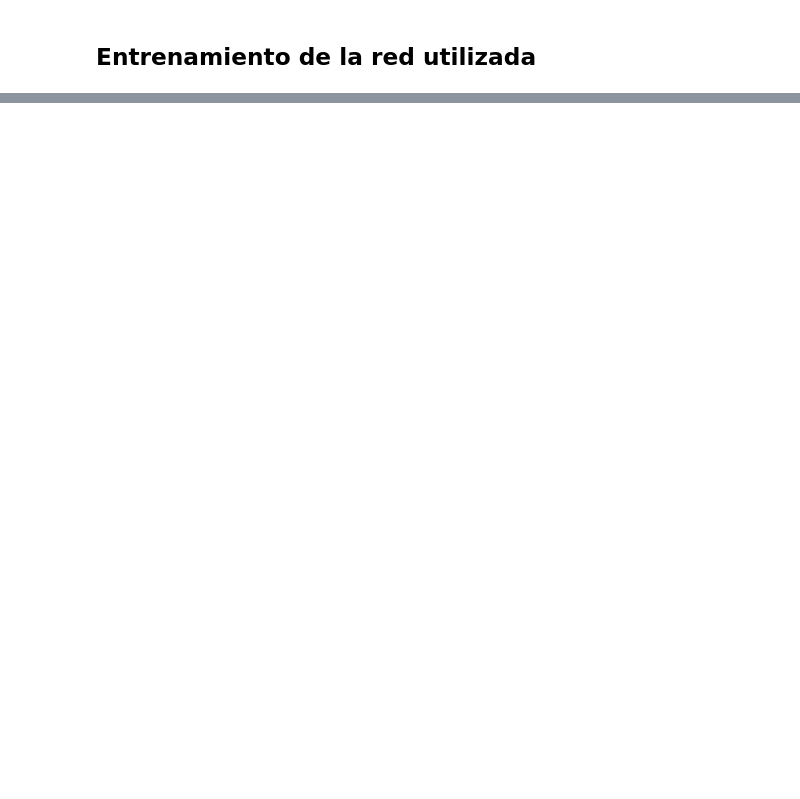
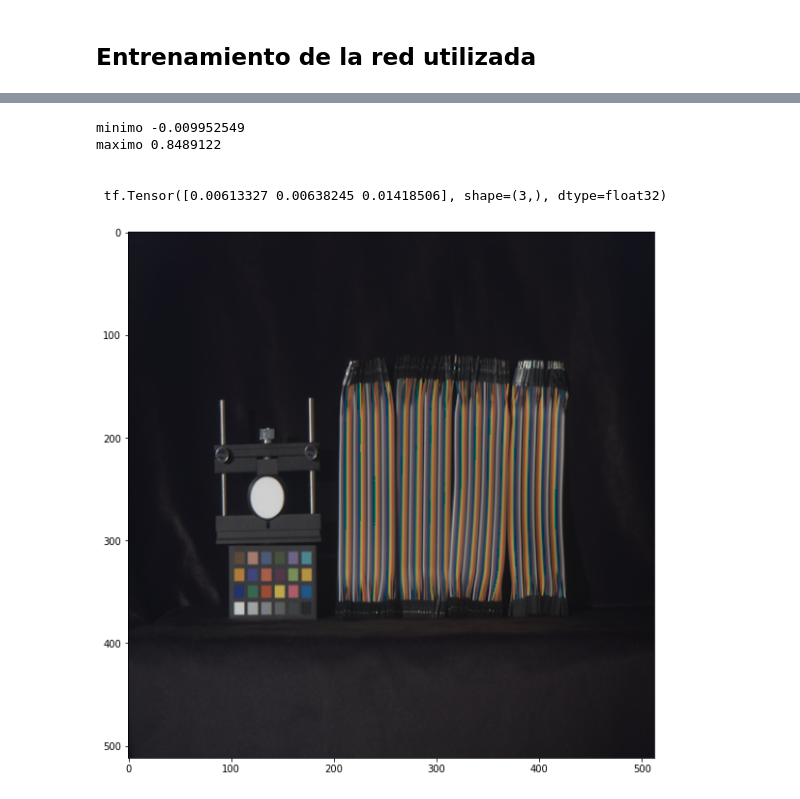
Before and after one commit to bemc22/spectral-gans, a Jupyter notebook: notebooks/GSDtrain.ipynb, the cells around one changed output, grey strips where cells are left out. Saved outputs shown, nothing was run; the diff lists cells and outputs as text; code cells hidden in the pictures; blank space fills up the shorter version.

```diff
--- a/notebooks/GSDtrain.ipynb
+++ b/notebooks/GSDtrain.ipynb
@@ -71,6 +71,27 @@ test_params = dict(
 )
 
 train_ds , test_ds = load_dataset( train_params = train_params, test_params = test_params)
+# %%
+start , stop, bands = 400, 700 , 31
+RGB = get_RGB_matrix(start, stop, bands)
+# %%
+sample = next(iter(train_ds))
+im = np.expand_dims(sample[0,...], axis = 0)
+
+rgb = spec2rgb(im, RGB)
+print( "minimo",np.min(rgb))
+print( "maximo",np.max(rgb))
+
+plt.figure(figsize=(10,10))
+plt.imshow(np.power(rgb[0,:,:,:], 0.5))
+print('\n\n',rgb[0, 0,0])
+# %% [output]
+minimo -0.009952549
+maximo 0.8489122
+
+
+ tf.Tensor([0.00613327 0.00638245 0.01418506], shape=(3,), dtype=float32)
+[figure, added]
 # %%
 #@title **Código:** definiendo el optimizador y arquitectura de la red
 
```
Also changed, not shown: parts of 11 cells of this notebook, 3 other files.
